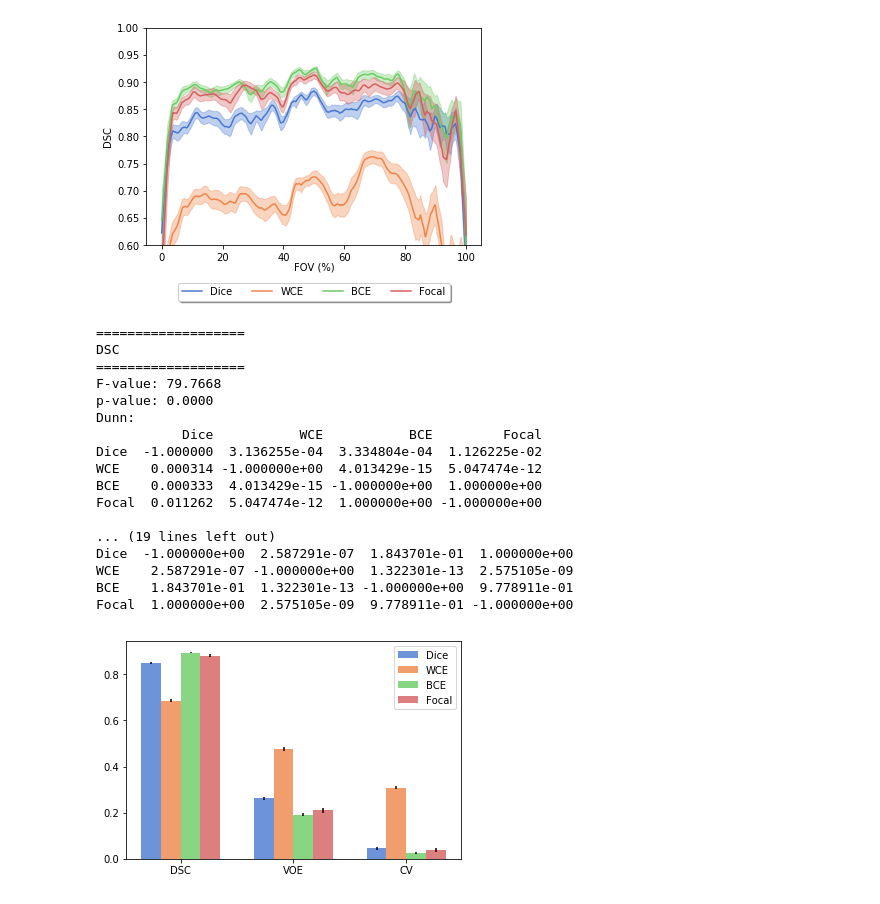
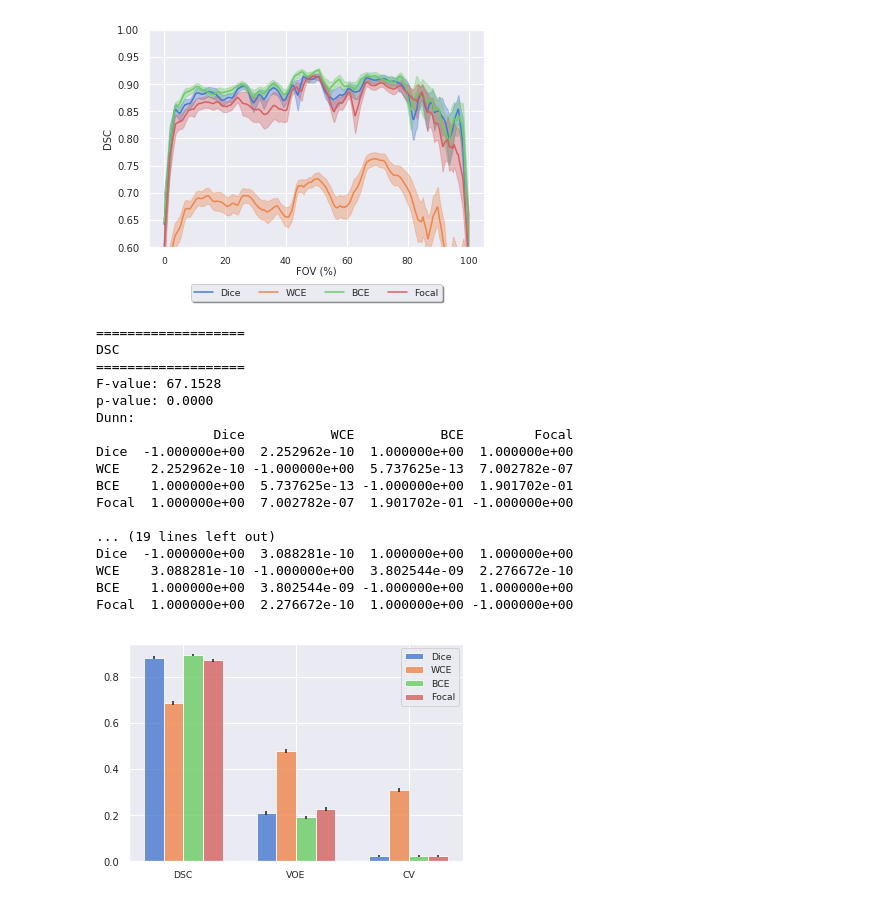
Before and after one commit to ad12/MedSegPy, a Jupyter notebook: analysis/exp_graphs.ipynb, the cells around one changed output. Cells and saved outputs as stored; diff of their text form; code cells hidden in the pictures.

```diff
--- a/analysis/exp_graphs.ipynb
+++ b/analysis/exp_graphs.ipynb
@@ -12,6 +12,14 @@ sys.path.insert(0, '../')
 import matplotlib
 %matplotlib inline
 import matplotlib.pyplot as plt
+import seaborn as sns
+fsize = 10
+params = {'legend.fontsize': fsize*0.925,
+          'axes.labelsize': fsize,
+          'axes.titlesize':fsize*1.25,
+          'xtick.labelsize':fsize*0.925,
+          'ytick.labelsize':fsize }
+sns.set(palette='pastel', rc=params)
 
 
 import os
@@ -29,6 +37,9 @@ BASE_UNET = '/bmrNAS/people/arjun/msk_seg_networks/architecture_limit/unet_2d/or
 
 # Non-fine-tuned unet - unet without any fine-tuning
 NON_FT_UNET = '/bmrNAS/people/arjun/msk_seg_networks/architecture_limit/unet_2d/2018-11-26-00-56-55/test_results'
+
+# non-fine-tuned unet - no -augmentation
+BASELINE_UNET = '/bmrNAS/people/arjun/msk_seg_networks/augment_limited/unet_2d/2018-11-07-16-05-15/test_results'
 # %%
 # Architecture result paths
 ARCH_UNET = BASE_UNET
@@ -64,38 +75,36 @@ p-value: 0.2290
 # %%
 # Loss function result paths
-LOSS_DSC = NON_FT_UNET
+LOSS_DSC = BASELINE_UNET
 LOSS_WCE = '/bmrNAS/people/arjun/msk_seg_networks/loss_limit/unet_2d/2018-11-27-22-23-38/test_results'
 LOSS_BCE = '/bmrNAS/people/arjun/msk_seg_networks/loss_limit/unet_2d/2018-11-28-08-07-03/test_results'
-
-# Update focal loss
-LOSS_FOCAL = '/bmrNAS/people/arjun/msk_seg_networks/loss_limit/unet_2d/2018-11-09-07-23-00/test_results'
+LOSS_FOCAL = '/bmrNAS/people/arjun/msk_seg_networks/loss_limit/unet_2d/2018-11-28-19-33-22/test_results'
 LOSSES = {'filename': 'losses',
           'keys': ['Dice', 'WCE', 'BCE', 'Focal'],
           'Dice': LOSS_DSC, 'WCE': LOSS_WCE, 'BCE': LOSS_BCE, 'Focal': LOSS_FOCAL}
 af.graph_slice_exp(LOSSES, True, title='')
 
 stats.kruskal_dunn_analysis([LOSS_DSC, LOSS_WCE, LOSS_BCE, LOSS_FOCAL], LOSSES['keys'], 'stats-loss')
 stats.compare_metrics([LOSS_DSC, LOSS_WCE, LOSS_BCE, LOSS_FOCAL], LOSSES['keys'], 'stats-loss')
 # %% [output]
-[figure, old version]
+[figure, new version]
 ===================
 DSC
 ===================
-F-value: 79.7668
+F-value: 67.1528
 p-value: 0.0000
 Dunn:
-           Dice           WCE           BCE         Focal
-Dice  -1.000000  3.136255e-04  3.334804e-04  1.126225e-02
-WCE    0.000314 -1.000000e+00  4.013429e-15  5.047474e-12
-BCE    0.000333  4.013429e-15 -1.000000e+00  1.000000e+00
-Focal  0.011262  5.047474e-12  1.000000e+00 -1.000000e+00
+               Dice           WCE           BCE         Focal
+Dice  -1.000000e+00  2.252962e-10  1.000000e+00  1.000000e+00
+WCE    2.252962e-10 -1.000000e+00  5.737625e-13  7.002782e-07
+BCE    1.000000e+00  5.737625e-13 -1.000000e+00  1.901702e-01
+Focal  1.000000e+00  7.002782e-07  1.901702e-01 -1.000000e+00
 
 ... (19 lines left out)
-Dice  -1.000000e+00  2.587291e-07  1.843701e-01  1.000000e+00
-WCE    2.587291e-07 -1.000000e+00  1.322301e-13  2.575105e-09
-BCE    1.843701e-01  1.322301e-13 -1.000000e+00  9.778911e-01
-Focal  1.000000e+00  2.575105e-09  9.778911e-01 -1.000000e+00
+Dice  -1.000000e+00  3.088281e-10  1.000000e+00  1.000000e+00
+WCE    3.088281e-10 -1.000000e+00  3.802544e-09  2.276672e-10
+BCE    1.000000e+00  3.802544e-09 -1.000000e+00  1.000000e+00
+Focal  1.000000e+00  2.276672e-10  1.000000e+00 -1.000000e+00
-[figure, old version]
+[figure, new version]
 # %%
 # Augmentation results
 # Augmentation result paths
```
Also changed, not shown: parts of 6 cells of this notebook, 6 other files.
